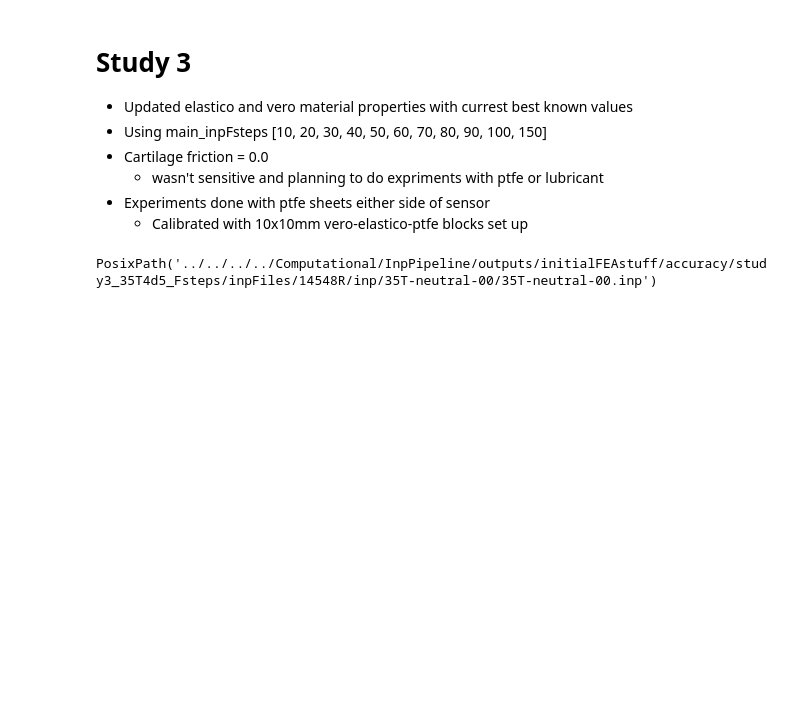
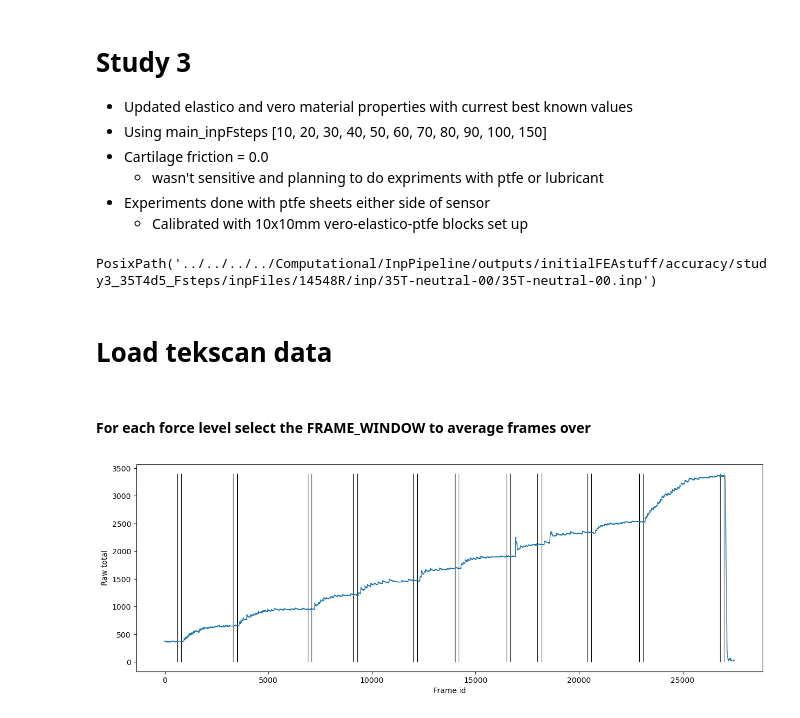
Before and after one commit to MattyOram/phd, a Jupyter notebook: WorkPackages/TMCJ-Contact/notebooks/feaAnalysis/accuracyCheck/14548Rneutral/14548RneutralStudy3.ipynb, the cells around one changed output. Cells and saved outputs as stored; diff of their text form; code cells hidden in the pictures; blank space fills up the shorter version.

```diff
--- a/WorkPackages/TMCJ-Contact/notebooks/feaAnalysis/accuracyCheck/14548Rneutral/14548RneutralStudy3.ipynb
+++ b/WorkPackages/TMCJ-Contact/notebooks/feaAnalysis/accuracyCheck/14548Rneutral/14548RneutralStudy3.ipynb
@@ -70,0 +86,45 @@ for inp_file in inp_files:
+# %% [markdown]
+# Load tekscan data
+# %%
+raw_path = Path('../../../../Experimental/LabData/MethodDevelopment/tekscanCalibration/20260605/test-10-150N.asm')
+test_path = Path('../../../../Experimental/LabData/MethodDevelopment/tekscanCalibration/20260605/test-10-150N_calibrated25-500.asm')
+fps = 64
+time_window = 3 # s (window over which to average frames for each force level)
+FRAME_WINDOW = fps * time_window
+
+def avg_frames(frames, frame_ids_dict):
+    return {key: np.mean(frames[val:val+FRAME_WINDOW], axis=0) for key, val in frame_ids_dict.items()}
+
+# load calibration frames
+frames = parse_tekscan(test_path, 2)
+raw_frames = parse_tekscan(raw_path, 2)
+Rs = np.sum(raw_frames, axis=(1, 2))
+# %% [markdown]
+#### For each force level select the FRAME_WINDOW to average frames over
+# %%
+test_ids = {
+    10: 600,
+    20: 3300,
+    30: 6900,
+    40: 9100,
+    50: 12000,
+    60: 14000,
+    70: 16500,
+    80: 18000,
+    90: 20400,
+    100: 22900,
+    150: 26800
+}
+
+nrows, ncols = 1, 1
+fig, ax = plt.subplots(nrows, ncols, figsize=(15*ncols, 5*nrows))
+
+for val in test_ids.values():
+    ax.vlines([val, val+FRAME_WINDOW], ymin=0, ymax=Rs.max()+(0.01*Rs.max()), color='black', linewidth=0.8)
+
+ax.plot(np.arange(len(Rs)), Rs, linewidth=1)
+ax.set_xlabel('Frame id')
+ax.set_ylabel('Raw total')
+plt.show()
+# %% [output]
+[figure, added]
```
Also changed, not shown: parts of 12 cells of this notebook, 2 other files.
